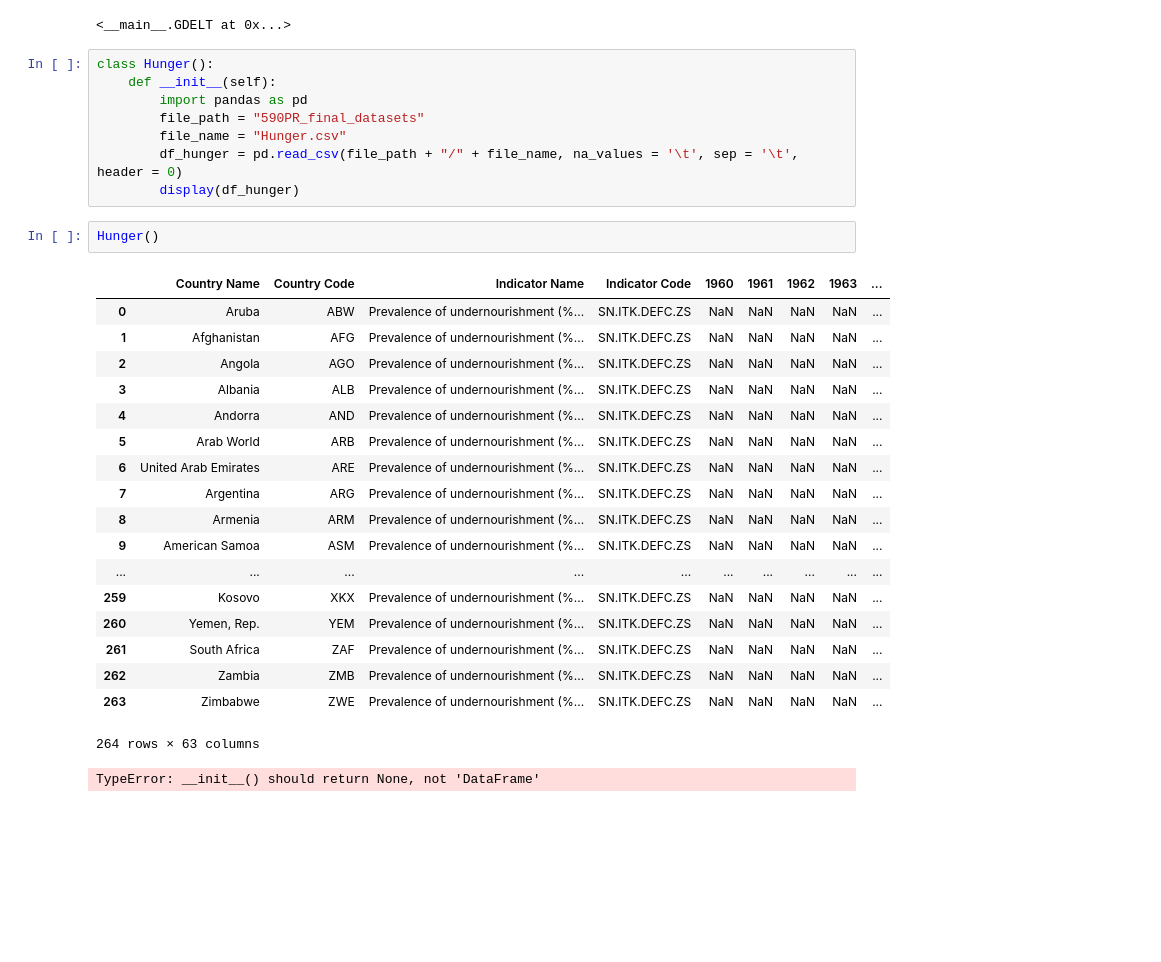
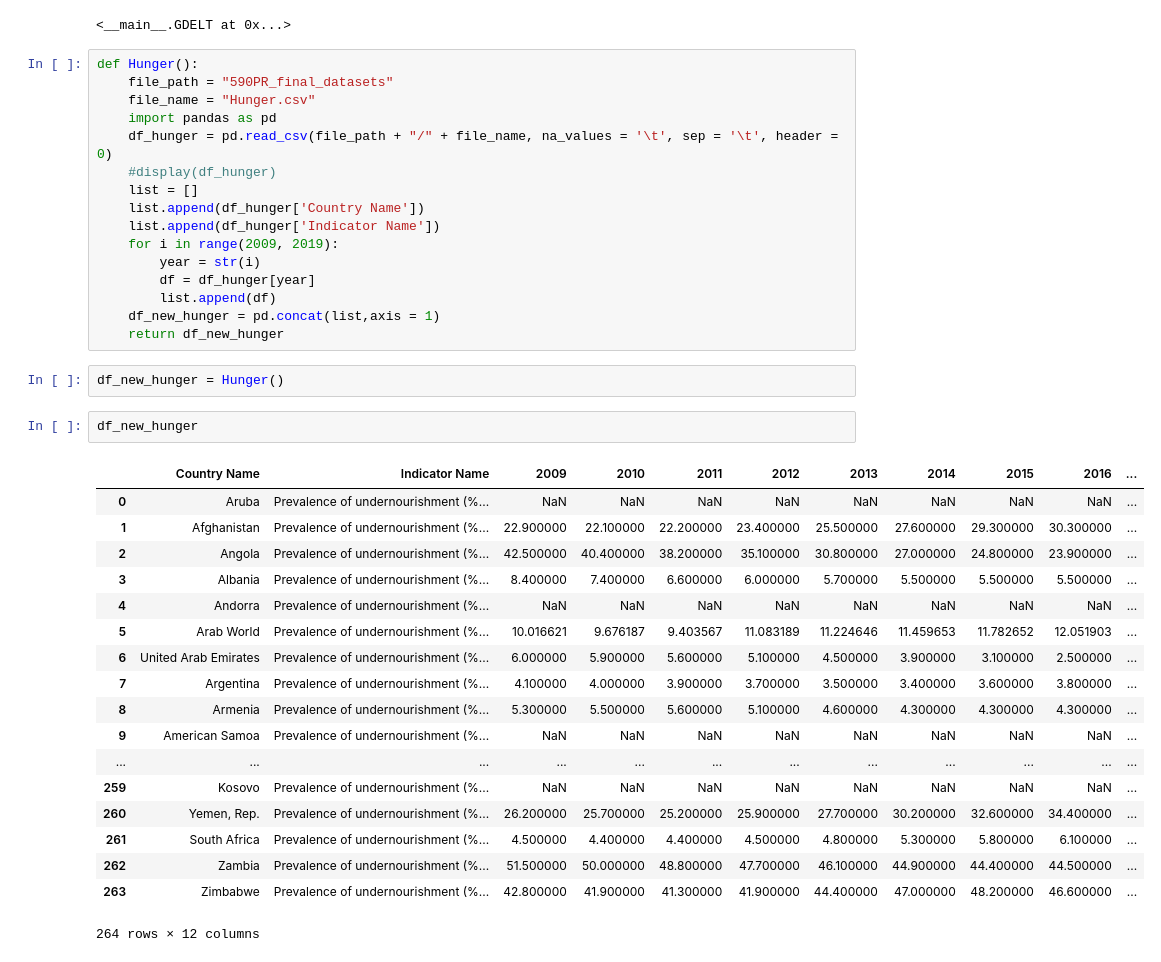
Before and after one commit to winwowin/Final_Project, a Jupyter notebook: 590PR_Final_WinYaoPhil.ipynb, the cells around one changed output. Saved outputs shown, nothing was run; the diff lists cells and outputs as text; blank space fills up the shorter version.

```diff
--- a/590PR_Final_WinYaoPhil.ipynb
+++ b/590PR_Final_WinYaoPhil.ipynb
@@ -158,33 +158,42 @@ GDELT("2017 10 15", "2017 10 16")
 | 285767 | 698414370 | Dong Tam, TuyêQuang, Vietnam, Rep... |
 285768 rows × 2 columns
 <__main__.GDELT at 0x...>
-# %%
-class Hunger():
-    def __init__(self):
-        import pandas as pd
-        file_path = "590PR_final_datasets"
-        file_name = "Hunger.csv"
-        df_hunger = pd.read_csv(file_path + "/" + file_name, na_values = '\t', sep = '\t', header = 0)
-        display(df_hunger)
-# %%
-Hunger()
-# %% [output]
-|  | Country Name | Country Code | Indicator Name | Indicator Code | 1960 | 1961 | 1962 | 1963 | ... |
-| 0 | Aruba | ABW | Prevalence of undernourishment (%... | SN.ITK.DEFC.ZS | NaN | NaN | NaN | NaN | ... |
-| 1 | Afghanistan | AFG | Prevalence of undernourishment (%... | SN.ITK.DEFC.ZS | NaN | NaN | NaN | NaN | ... |
-| 2 | Angola | AGO | Prevalence of undernourishment (%... | SN.ITK.DEFC.ZS | NaN | NaN | NaN | NaN | ... |
-| 3 | Albania | ALB | Prevalence of undernourishment (%... | SN.ITK.DEFC.ZS | NaN | NaN | NaN | NaN | ... |
-| 4 | Andorra | AND | Prevalence of undernourishment (%... | SN.ITK.DEFC.ZS | NaN | NaN | NaN | NaN | ... |
-| 5 | Arab World | ARB | Prevalence of undernourishment (%... | SN.ITK.DEFC.ZS | NaN | NaN | NaN | NaN | ... |
-| 6 | United Arab Emirates | ARE | Prevalence of undernourishment (%... | SN.ITK.DEFC.ZS | NaN | NaN | NaN | NaN | ... |
-| 7 | Argentina | ARG | Prevalence of undernourishment (%... | SN.ITK.DEFC.ZS | NaN | NaN | NaN | NaN | ... |
-| 8 | Armenia | ARM | Prevalence of undernourishment (%... | SN.ITK.DEFC.ZS | NaN | NaN | NaN | NaN | ... |
-| 9 | American Samoa | ASM | Prevalence of undernourishment (%... | SN.ITK.DEFC.ZS | NaN | NaN | NaN | NaN | ... |
-| ... | ... | ... | ... | ... | ... | ... | ... | ... | ... |
-| 259 | Kosovo | XKX | Prevalence of undernourishment (%... | SN.ITK.DEFC.ZS | NaN | NaN | NaN | NaN | ... |
-| 260 | Yemen, Rep. | YEM | Prevalence of undernourishment (%... | SN.ITK.DEFC.ZS | NaN | NaN | NaN | NaN | ... |
-| 261 | South Africa | ZAF | Prevalence of undernourishment (%... | SN.ITK.DEFC.ZS | NaN | NaN | NaN | NaN | ... |
-| 262 | Zambia | ZMB | Prevalence of undernourishment (%... | SN.ITK.DEFC.ZS | NaN | NaN | NaN | NaN | ... |
-| 263 | Zimbabwe | ZWE | Prevalence of undernourishment (%... | SN.ITK.DEFC.ZS | NaN | NaN | NaN | NaN | ... |
-264 rows × 63 columns
-TypeError: __init__() should return None, not 'DataFrame'
+# %%
+def Hunger():
+    file_path = "590PR_final_datasets"
+    file_name = "Hunger.csv"
+    import pandas as pd
+    df_hunger = pd.read_csv(file_path + "/" + file_name, na_values = '\t', sep = '\t', header = 0)
+    #display(df_hunger)
+    list = []
+    list.append(df_hunger['Country Name'])
+    list.append(df_hunger['Indicator Name'])
+    for i in range(2009, 2019):
+        year = str(i)
+        df = df_hunger[year]
+        list.append(df)
+    df_new_hunger = pd.concat(list,axis = 1)
+    return df_new_hunger
+# %%
+df_new_hunger = Hunger()
+# %%
+df_new_hunger
+# %% [output]
+|  | Country Name | Indicator Name | 2009 | 2010 | 2011 | 2012 | 2013 | 2014 | 2015 | 2016 | ... |
+| 0 | Aruba | Prevalence of undernourishment (%... | NaN | NaN | NaN | NaN | NaN | NaN | NaN | NaN | ... |
+| 1 | Afghanistan | Prevalence of undernourishment (%... | 22.900000 | 22.100000 | 22.200000 | 23.400000 | 25.500000 | 27.600000 | 29.300000 | 30.300000 | ... |
+| 2 | Angola | Prevalence of undernourishment (%... | 42.500000 | 40.400000 | 38.200000 | 35.100000 | 30.800000 | 27.000000 | 24.800000 | 23.900000 | ... |
+| 3 | Albania | Prevalence of undernourishment (%... | 8.400000 | 7.400000 | 6.600000 | 6.000000 | 5.700000 | 5.500000 | 5.500000 | 5.500000 | ... |
+| 4 | Andorra | Prevalence of undernourishment (%... | NaN | NaN | NaN | NaN | NaN | NaN | NaN | NaN | ... |
+| 5 | Arab World | Prevalence of undernourishment (%... | 10.016621 | 9.676187 | 9.403567 | 11.083189 | 11.224646 | 11.459653 | 11.782652 | 12.051903 | ... |
+| 6 | United Arab Emirates | Prevalence of undernourishment (%... | 6.000000 | 5.900000 | 5.600000 | 5.100000 | 4.500000 | 3.900000 | 3.100000 | 2.500000 | ... |
+| 7 | Argentina | Prevalence of undernourishment (%... | 4.100000 | 4.000000 | 3.900000 | 3.700000 | 3.500000 | 3.400000 | 3.600000 | 3.800000 | ... |
+| 8 | Armenia | Prevalence of undernourishment (%... | 5.300000 | 5.500000 | 5.600000 | 5.100000 | 4.600000 | 4.300000 | 4.300000 | 4.300000 | ... |
+| 9 | American Samoa | Prevalence of undernourishment (%... | NaN | NaN | NaN | NaN | NaN | NaN | NaN | NaN | ... |
+| ... | ... | ... | ... | ... | ... | ... | ... | ... | ... | ... | ... |
+| 259 | Kosovo | Prevalence of undernourishment (%... | NaN | NaN | NaN | NaN | NaN | NaN | NaN | NaN | ... |
+| 260 | Yemen, Rep. | Prevalence of undernourishment (%... | 26.200000 | 25.700000 | 25.200000 | 25.900000 | 27.700000 | 30.200000 | 32.600000 | 34.400000 | ... |
+| 261 | South Africa | Prevalence of undernourishment (%... | 4.500000 | 4.400000 | 4.400000 | 4.500000 | 4.800000 | 5.300000 | 5.800000 | 6.100000 | ... |
+| 262 | Zambia | Prevalence of undernourishment (%... | 51.500000 | 50.000000 | 48.800000 | 47.700000 | 46.100000 | 44.900000 | 44.400000 | 44.500000 | ... |
+| 263 | Zimbabwe | Prevalence of undernourishment (%... | 42.800000 | 41.900000 | 41.300000 | 41.900000 | 44.400000 | 47.000000 | 48.200000 | 46.600000 | ... |
+264 rows × 12 columns
```
